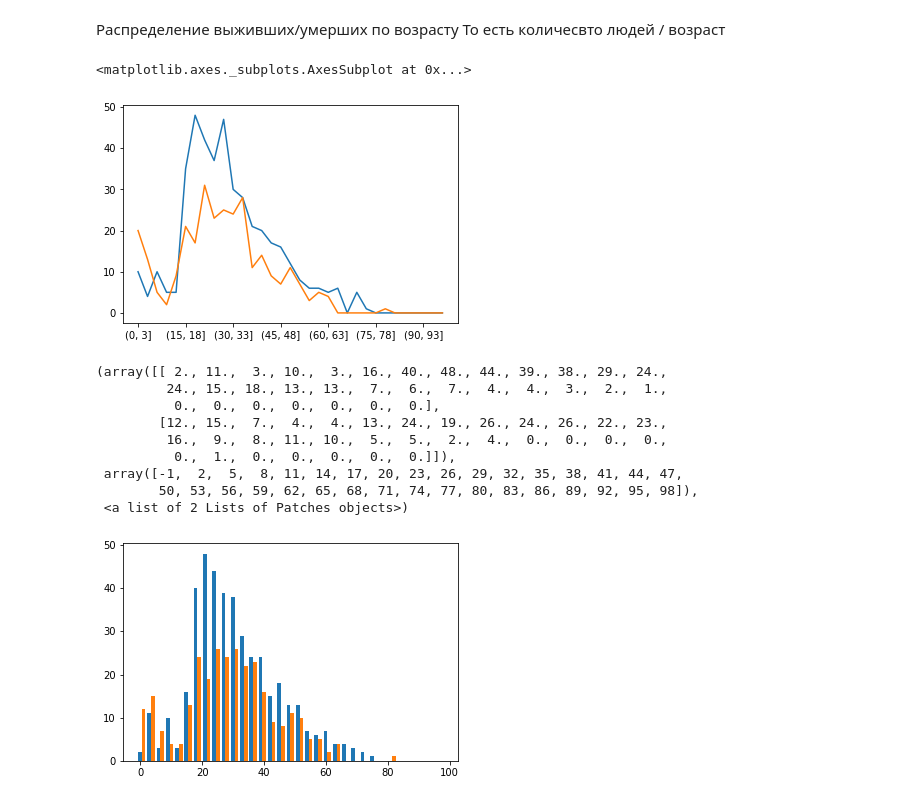
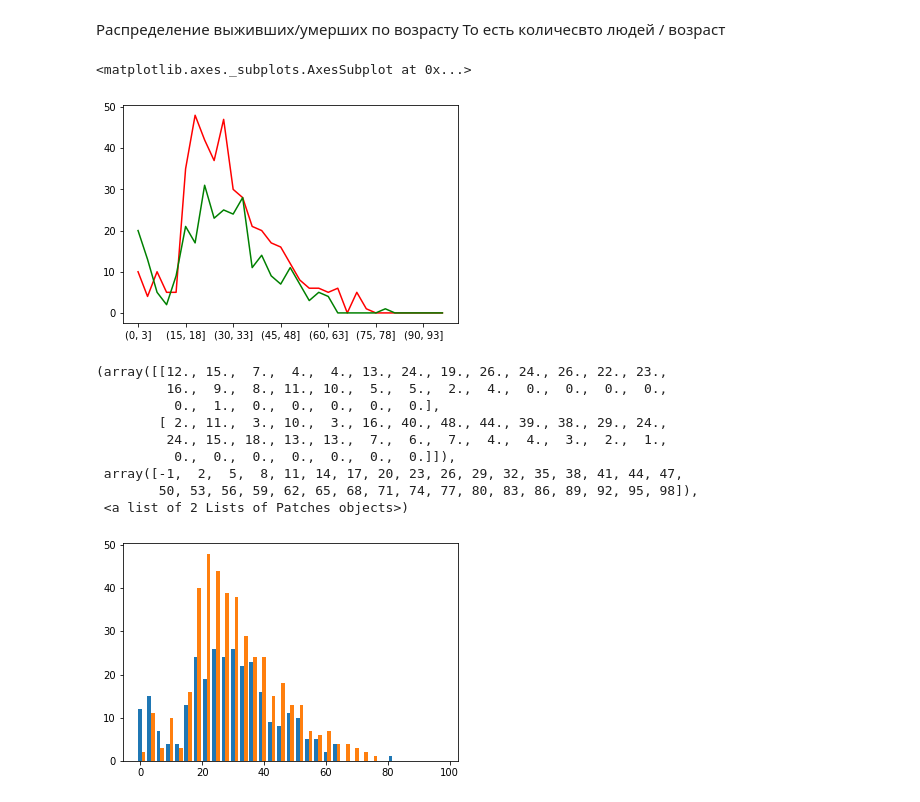
Before and after one commit to BeushevArtem/project, a Jupyter notebook: April25.ipynb, the cells around one changed output. Saved outputs shown, nothing was run; the diff lists cells and outputs as text; code cells hidden in the pictures.

```diff
--- a/April25.ipynb
+++ b/April25.ipynb
@@ -41,31 +41,31 @@ themaPro = pd.DataFrame([],columns = ['Survived','Age'])
 Dead = []
 Surv = []
 for i in range(tit.shape[0]):
-  if tit['Survived'][i] == 1:
+  if tit['Survived'][i] == 0:
+    Dead.append(tit['Age'][i])
+  else:
     Surv.append(tit['Age'][i])
-  else:
-    Dead.append(tit['Age'][i])
 # %%
 Surv = pd.DataFrame(Surv)
 Dead = pd.DataFrame(Dead)
 # %%
 cut_bins = np.arange(0, 100, 3)
-pd.cut(Dead[0], bins=cut_bins).value_counts(sort=False).plot.line()
-pd.cut(Surv[0], bins=cut_bins).value_counts(sort=False).plot.line()
+pd.cut(Dead[0], bins=cut_bins).value_counts(sort=False).plot.line(color='red')
+pd.cut(Surv[0], bins=cut_bins).value_counts(sort=False).plot.line(color='green')
 # %% [output]
 <matplotlib.axes._subplots.AxesSubplot at 0x...>
-[figure, old version]
+[figure, new version]
 # %%
 cut_bins = np.arange(-1, 100, 3)
-plt.hist([Dead,Surv], bins=cut_bins, histtype='bar')
+plt.hist([Surv,Dead], bins=cut_bins, histtype='bar')
 # %% [output]
-(array([[ 2., 11.,  3., 10.,  3., 16., 40., 48., 44., 39., 38., 29., 24.,
+(array([[12., 15.,  7.,  4.,  4., 13., 24., 19., 26., 24., 26., 22., 23.,
+         16.,  9.,  8., 11., 10.,  5.,  5.,  2.,  4.,  0.,  0.,  0.,  0.,
+          0.,  1.,  0.,  0.,  0.,  0.,  0.],
+        [ 2., 11.,  3., 10.,  3., 16., 40., 48., 44., 39., 38., 29., 24.,
          24., 15., 18., 13., 13.,  7.,  6.,  7.,  4.,  4.,  3.,  2.,  1.,
-          0.,  0.,  0.,  0.,  0.,  0.,  0.],
-        [12., 15.,  7.,  4.,  4., 13., 24., 19., 26., 24., 26., 22., 23.,
-         16.,  9.,  8., 11., 10.,  5.,  5.,  2.,  4.,  0.,  0.,  0.,  0.,
-          0.,  1.,  0.,  0.,  0.,  0.,  0.]]),
+          0.,  0.,  0.,  0.,  0.,  0.,  0.]]),
  array([-1,  2,  5,  8, 11, 14, 17, 20, 23, 26, 29, 32, 35, 38, 41, 44, 47,
         50, 53, 56, 59, 62, 65, 68, 71, 74, 77, 80, 83, 86, 89, 92, 95, 98]),
  <a list of 2 Lists of Patches objects>)
-[figure, old version]
+[figure, new version]
```
